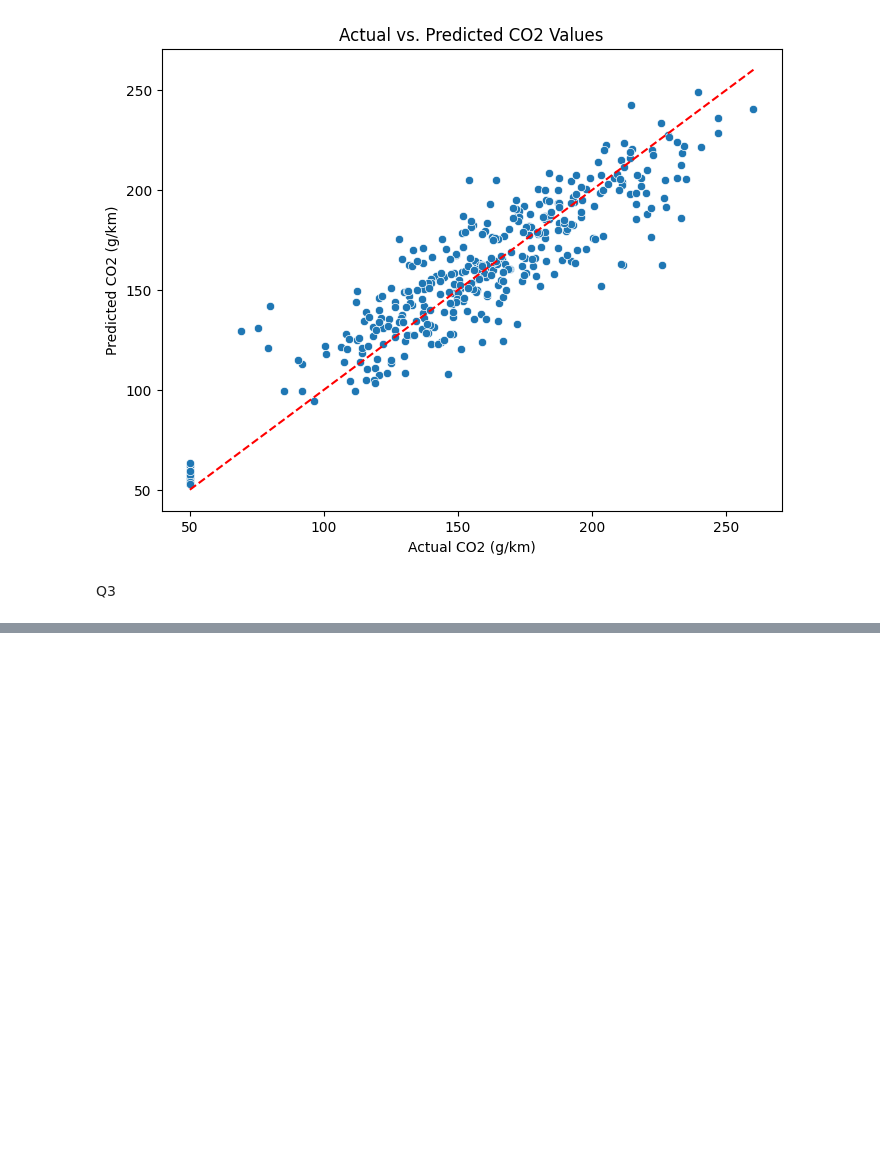
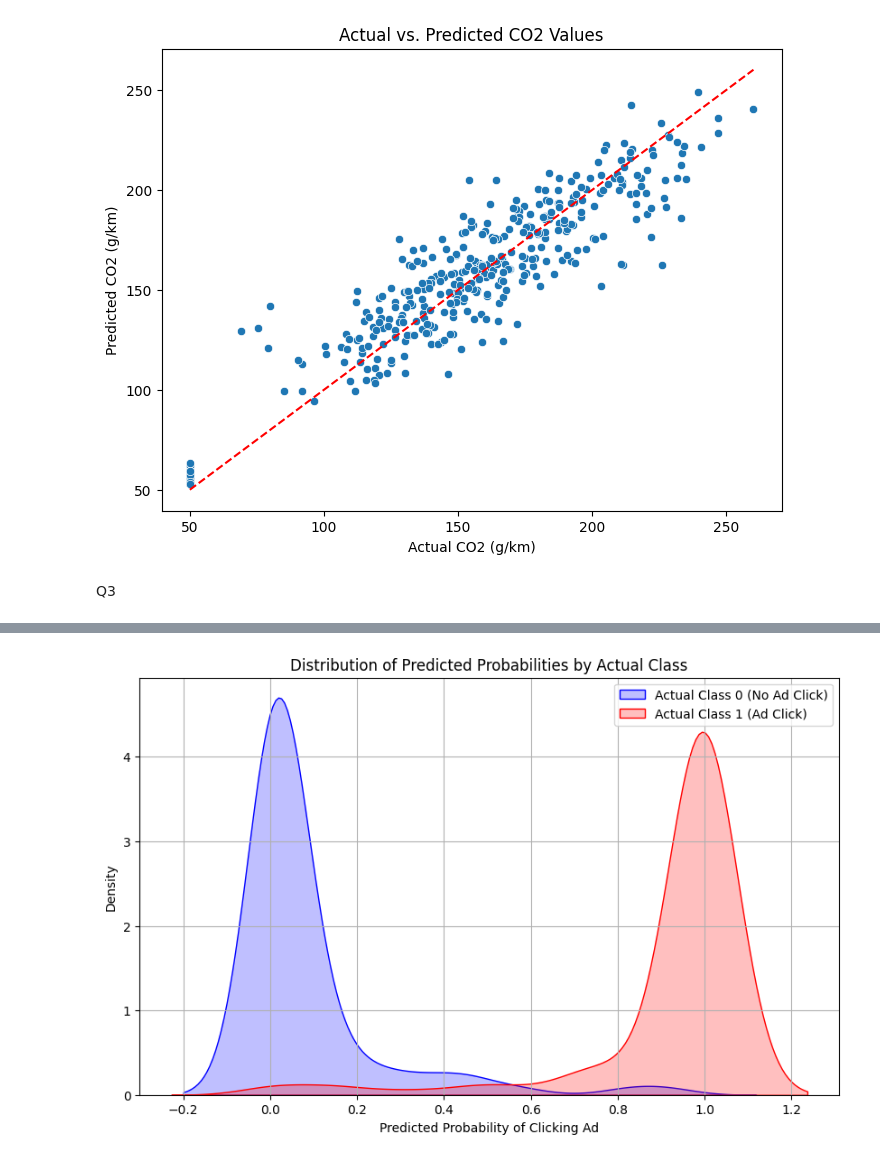
Before and after one commit to Rayr07/ML-lab, a Jupyter notebook: Lab4.ipynb, the cells around one changed output, grey strips where cells are left out. Cells and saved outputs as stored; diff of their text form; code cells hidden in the pictures; blank space fills up the shorter version.

```diff
--- a/Lab4.ipynb
+++ b/Lab4.ipynb
@@ -377,0 +611,24 @@ Q3
+# %%
+## h
+
+import seaborn as sns
+import matplotlib.pyplot as plt
+
+# Create two groups based on actual labels
+y_pred_proba_class0 = y_pred_proba[y_test == 0]
+y_pred_proba_class1 = y_pred_proba[y_test == 1]
+
+# Plot the distribution of predicted probabilities for each class
+plt.figure(figsize=(10, 6))
+sns.kdeplot(y_pred_proba_class0, label='Actual Class 0 (No Ad Click)', color='blue', fill=True)
+sns.kdeplot(y_pred_proba_class1, label='Actual Class 1 (Ad Click)', color='red', fill=True)
+
+# Add titles and labels
+plt.title('Distribution of Predicted Probabilities by Actual Class')
+plt.xlabel('Predicted Probability of Clicking Ad')
+plt.ylabel('Density')
+plt.legend()
+plt.grid(True)
+plt.show()
+# %% [output]
+[figure, added]
```
Also changed, not shown: parts of 12 cells of this notebook.
